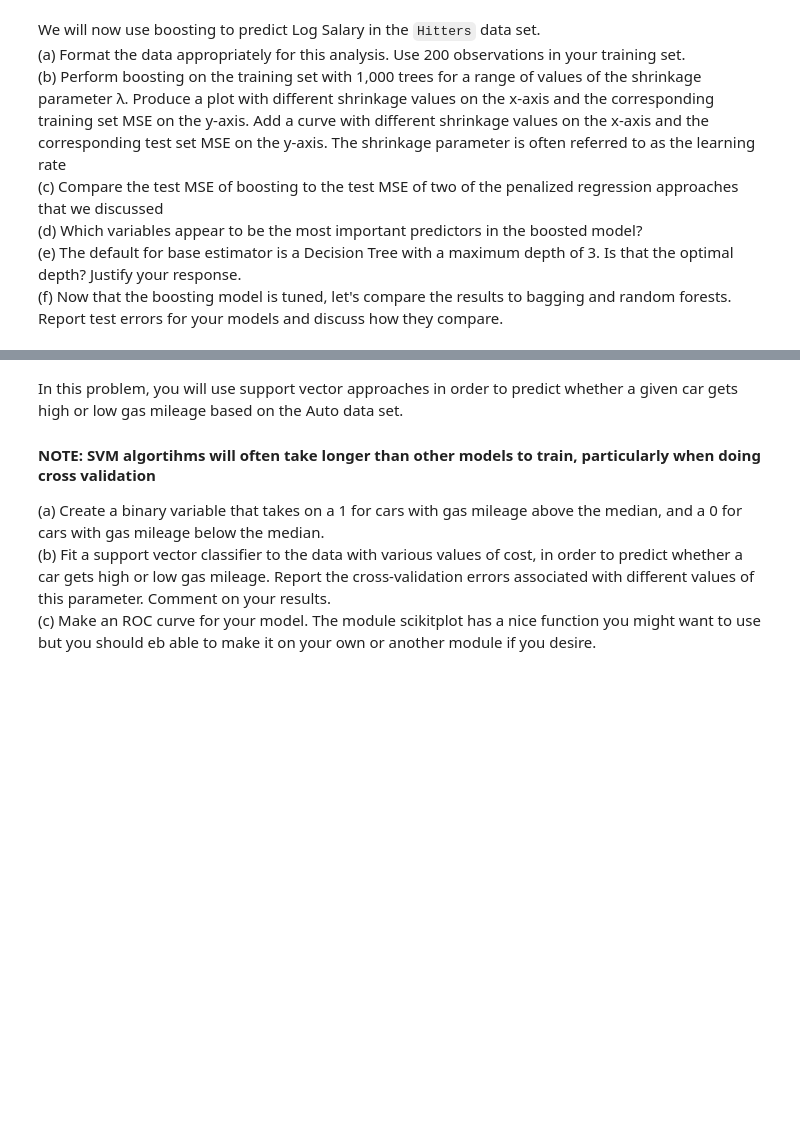
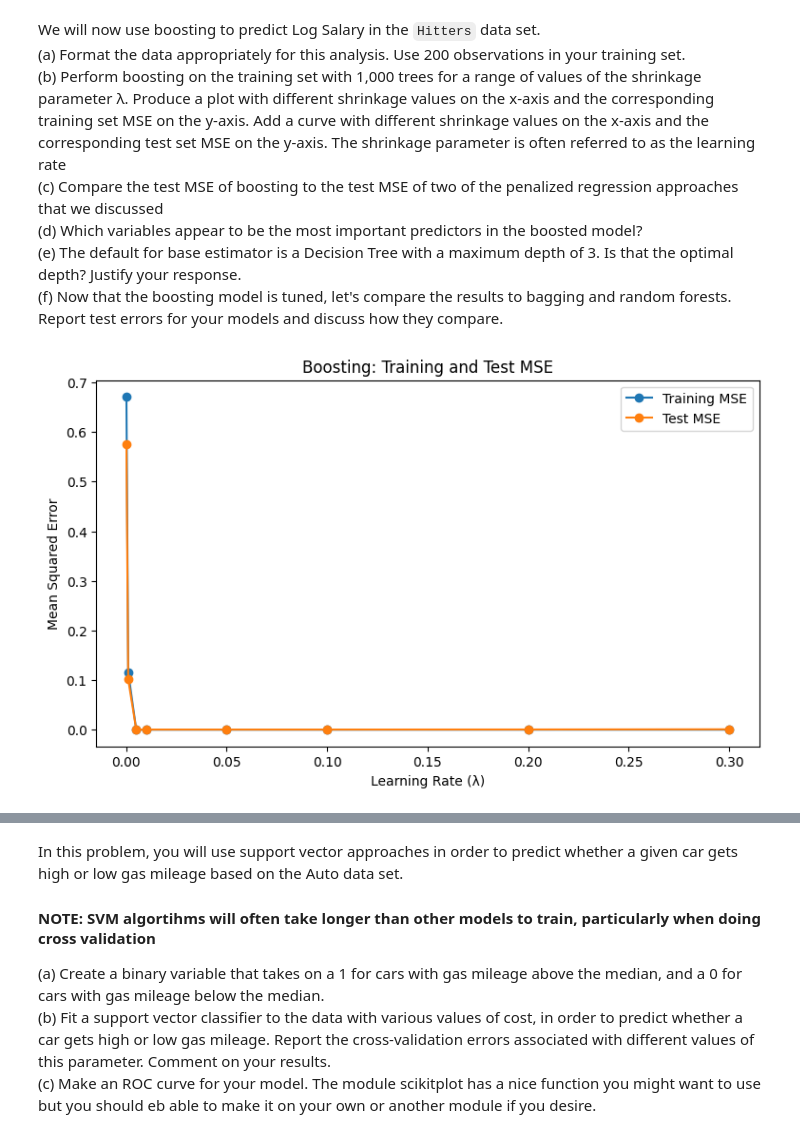
Before and after one commit to byuruth/Econ484, a Jupyter notebook: pset5coding_ruthwright.ipynb, the cells around one changed output, grey strips where cells are left out. Saved outputs shown, nothing was run; the diff lists cells and outputs as text; code cells hidden in the pictures; blank space fills up the shorter version.

```diff
--- a/pset5coding_ruthwright.ipynb
+++ b/pset5coding_ruthwright.ipynb
@@ -186,3 +289,47 @@ We will now use boosting to predict Log Salary in the `Hitters` data set.
 (d) Which variables appear to be the most important predictors in the boosted model?
 (e) The default for base estimator is a Decision Tree with a maximum depth of 3. Is that the optimal depth? Justify your response.
 (f) Now that the boosting model is tuned, let's compare the results to bagging and random forests. Report test errors for your models and discuss how they compare.
+# %%
+hitters = pd.read_csv("Hitters.csv").dropna()
+hitters = pd.get_dummies(hitters, drop_first=True)
+hitters.head()
+hitters['LogSalary'] = np.log(hitters['Salary'])
+hitters = hitters.drop('Salary', axis=1)
+y = hitters['LogSalary']
+X = hitters
+X_train, X_test, y_train, y_test = train_test_split(X, y, train_size = 200, random_state=42)
+# %%
+from sklearn.ensemble import GradientBoostingRegressor
+from sklearn.metrics import mean_squared_error
+learning_rates = [0.0001, 0.001, 0.005, 0.01, 0.05, 0.1, 0.2, 0.3]
+train_mse = []
+test_mse = []
+
+for lr in learning_rates:
+    boost = GradientBoostingRegressor(
+        n_estimators=1000,
+        learning_rate=lr,
+        random_state=42
+    )
+
+    boost.fit(X_train, y_train)
+
+    train_pred = boost.predict(X_train)
+    test_pred = boost.predict(X_test)
+
+    train_mse.append(mean_squared_error(y_train, train_pred))
+    test_mse.append(mean_squared_error(y_test, test_pred))
+
+
+plt.figure(figsize=(9, 5))
+
+plt.plot(learning_rates, train_mse, marker='o', label='Training MSE')
+plt.plot(learning_rates, test_mse, marker='o', label='Test MSE')
+
+plt.xlabel('Learning Rate (λ)')
+plt.ylabel('Mean Squared Error')
+plt.title('Boosting: Training and Test MSE')
+plt.legend()
+plt.show()
+# %% [output]
+[figure, added]
```
Also changed, not shown: parts of 27 cells of this notebook.
